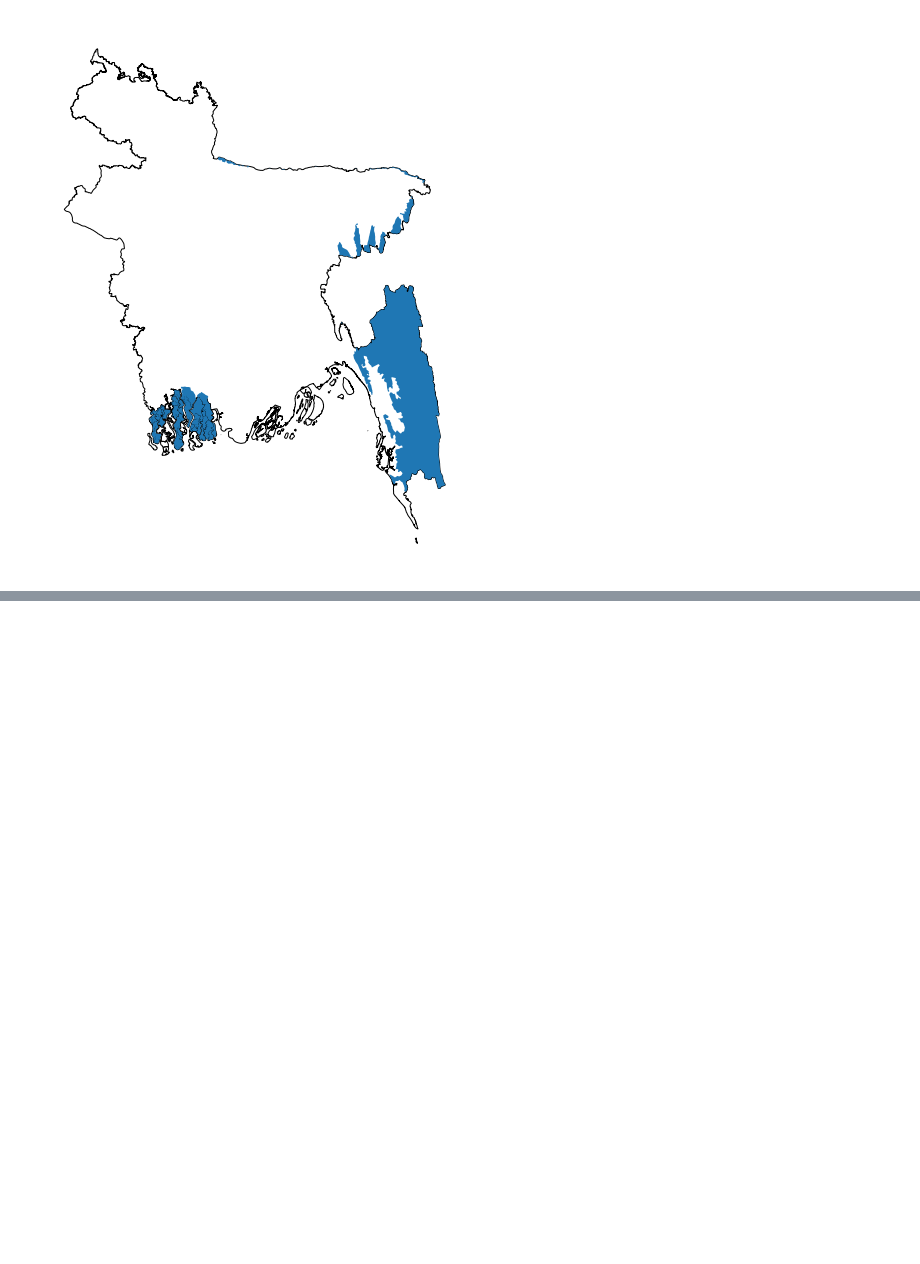
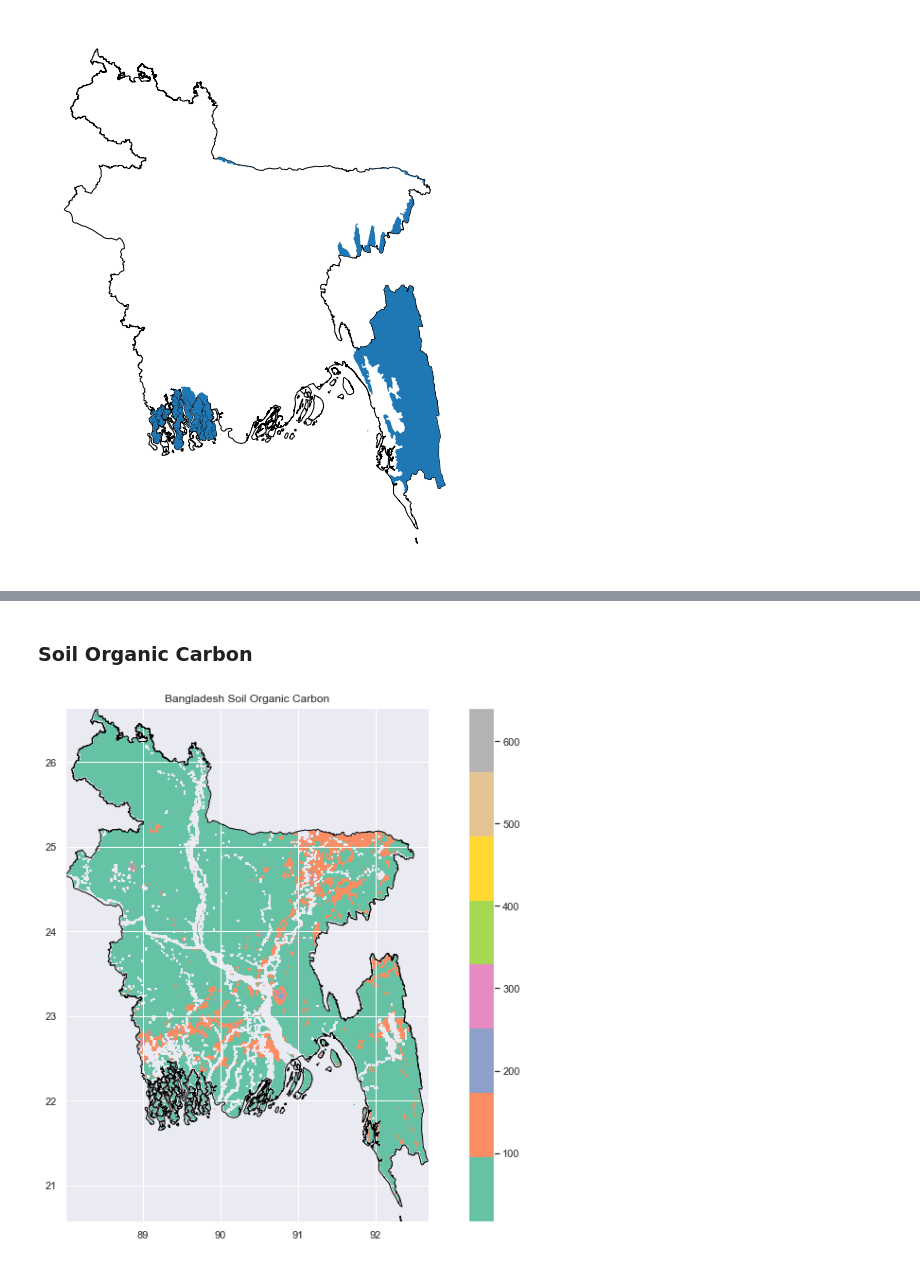
Before and after one commit to maazingly/Outreachy_Maaz_2023, a Jupyter notebook: Geo EDA - Bangladesh Forest Cover Loss (f-Outreachy).ipynb, the cells around one changed output, grey strips where cells are left out. Saved outputs shown, nothing was run; the diff lists cells and outputs as text; code cells hidden in the pictures; blank space fills up the shorter version.

Commit message:
[Addition] GC & Soil Analysis

```diff
--- a/Geo EDA - Bangladesh Forest Cover Loss (f-Outreachy).ipynb
+++ b/Geo EDA - Bangladesh Forest Cover Loss (f-Outreachy).ipynb
@@ -180,0 +240,2 @@ Map
+# %% [markdown]
+### Soil Organic Carbon
@@ -180,0 +256,18 @@ Map
+# %%
+ban_gsoc_rst = r'gsoc_masked.tiff'
+ban_gsoc_img = rst.open(ban_gsoc_rst)
+mplb.rc('image', cmap='Set2')
+arr = forest_gsoc_img.read(1)
+arr = np.where(arr < -10, np.nan, arr)
+
+fig, ax = plt.subplots(1, 1, figsize=(15,10))
+
+ax.set_title('Bangladesh Soil Organic Carbon')
+show(arr, transform=ban_gsoc_img.transform, ax=ax)
+bangladesh.plot(ax=ax, color='none', edgecolor='black')
+
+fig.colorbar(cm.ScalarMappable(norm=colors.Normalize(vmin=np.nanmin(arr), vmax=np.nanmax(arr))), ax=ax)
+
+plt.show()
+# %% [output]
+[figure, added]
```
Also changed, not shown: parts of 22 cells of this notebook.
